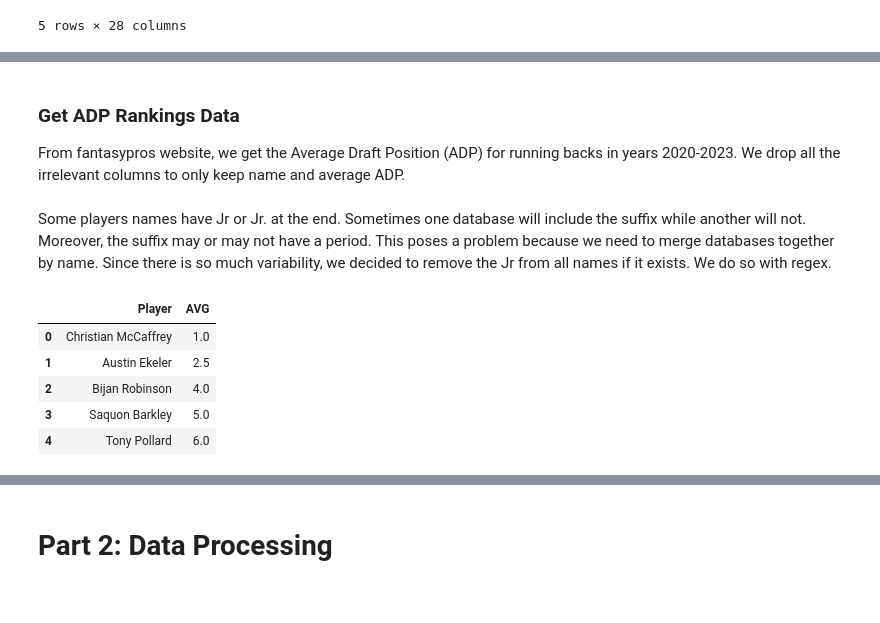
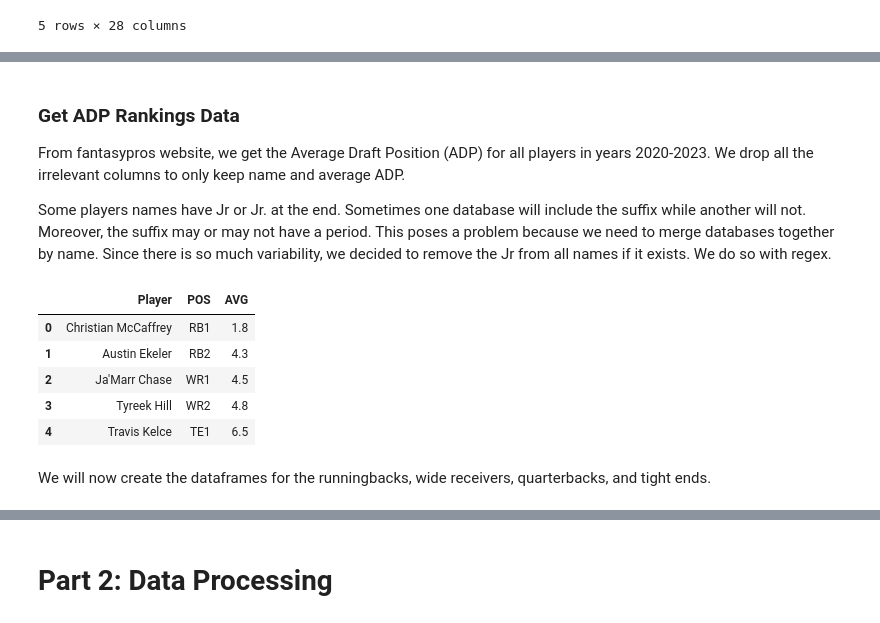
Before and after one commit to fdeegbe/FantasyFootballAnalysis, a Jupyter notebook: FantasyFootballAnalysis.ipynb, the cells around one changed output, grey strips where cells are left out. Drawn from its saved outputs; the diff is of its cells as text; code cells hidden in the pictures.

```diff
--- a/FantasyFootballAnalysis.ipynb
+++ b/FantasyFootballAnalysis.ipynb
@@ -104,7 +105,7 @@ for year in years:
     rb_df = pd.read_csv(rb_url)
     rb_df = rb_df.head(50)
     # remove jr
-    rb_df['PlayerName'] = rb_df['PlayerName'].str.replace(r'\s+Jr\.?$', '', regex=True)
+    rb_df['PlayerName'] = rb_df['PlayerName'].str.replace(r'\s+(Jr|Sr)\.?$', '', regex=True)
     rb_dfs.append(rb_df)
 
 rb_dfs[-1].head()
@@ -118,0 +141,13 @@ rb_dfs[-1].head()
+# %%
+years = ["2020", "2021", "2022", "2023"]
+# array of dataframes containing QB data for years 2020-2023
+wr_dfs = []
+for year in years:
+    wr_url = "https://raw.githubusercontent.com/hvpkod/NFL-Data/main/NFL-data-Players/"+ year +"/WR_season.csv"
+    wr_df = pd.read_csv(wr_url)
+    wr_df = wr_df.head(50)
+    # remove jr
+    wr_df['PlayerName'] = wr_df['PlayerName'].str.replace(r'\s+(Jr|Sr)\.?$', '', regex=True)
+    wr_dfs.append(wr_df)
+
+wr_dfs[-1].head()
@@ -118,0 +162,13 @@ rb_dfs[-1].head()
+# %%
+years = ["2020", "2021", "2022", "2023"]
+# array of dataframes containing QB data for years 2020-2023
+te_dfs = []
+for year in years:
+    te_url = "https://raw.githubusercontent.com/hvpkod/NFL-Data/main/NFL-data-Players/"+ year +"/TE_season.csv"
+    te_df = pd.read_csv(te_url)
+    te_df = te_df.head(32)
+    # remove jr
+    te_df['PlayerName'] = te_df['PlayerName'].str.replace(r'\s+(Jr|Sr)\.?$', '', regex=True)
+    te_dfs.append(te_df)
+
+te_dfs[-1].head()
@@ -119,28 +183,33 @@ rb_dfs[-1].head()
 # %% [markdown]
 ### Get ADP Rankings Data
-From fantasypros website, we get the Average Draft Position (ADP) for running backs in years 2020-2023.
+From fantasypros website, we get the Average Draft Position (ADP) for all players in years 2020-2023.
 We drop all the irrelevant columns to only keep name and average ADP.
+
+Some players names have Jr or Jr. at the end. Sometimes one database will include the suffix while another will not. Moreover, the suffix may or may not have a period. This poses a problem because we need to merge databases together by name. Since there is so much variability, we decided to remove the Jr from all names if it exists. We do so with regex.
-# %% [markdown]
-Some players names have Jr or Jr. at the end. Sometimes one database will include the suffix while another will not. Moreover, the suffix may or may not have a period. This poses a problem because we need to merge databases together by name. Since there is so much variability, we decided to remove the Jr from all names if it exists. We do so with regex.
 # %%
-# array of dataframes containing RB ADP data for years 2020-2023
-adp_rb_dfs = []
+# array of dataframes containing Overall ADP data for years 2020-2023
+adp_overall_dfs = []
 
 # we only need the AVG ADP column, so we can drop all others
-columns_to_drop = ['RB', 'Overall', 'Team', 'Bye', 'ESPN', 'Sleeper', 'NFL', 'RTSports', 'FFC']
+columns_to_drop = ['Rank', 'Team', 'Bye', 'ESPN', 'Sleeper', 'NFL', 'RTSports', 'FFC']
 
 for year in years:
-    path = "./Data/FantasyPros_" + year + "_RB_ADP_Rankings.csv"
+    path = "./Data/FantasyPros_" + year + "_Overall_ADP_Rankings.csv"
     df = pd.read_csv(path)
     df.drop(columns=columns_to_drop, axis=1, inplace=True)
-    df['Player'] = df['Player'].str.replace(r'\s+Jr\.?$', '', regex=True)
-    adp_rb_dfs.append(df)
+    df['Player'] = df['Player'].str.replace(r'\s+(Jr|Sr)\.?$', '', regex=True)
+    adp_overall_dfs.append(df)
 
-adp_rb_dfs[-1].head()
+    # Fill N/A values with an empty string
+    df['POS'] = df['POS'].fillna('')
+
+adp_overall_dfs[-1].head()
 # %% [output]
-|  | Player | AVG |
-| 0 | Christian McCaffrey | 1.0 |
-| 1 | Austin Ekeler | 2.5 |
-| 2 | Bijan Robinson | 4.0 |
-| 3 | Saquon Barkley | 5.0 |
-| 4 | Tony Pollard | 6.0 |
+|  | Player | POS | AVG |
+| 0 | Christian McCaffrey | RB1 | 1.8 |
+| 1 | Austin Ekeler | RB2 | 4.3 |
+| 2 | Ja'Marr Chase | WR1 | 4.5 |
+| 3 | Tyreek Hill | WR2 | 4.8 |
+| 4 | Travis Kelce | TE1 | 6.5 |
+# %% [markdown]
+We will now create the dataframes for the runningbacks, wide receivers, quarterbacks, and tight ends.
```
Also changed, not shown: parts of 14 cells of this notebook, 4 other files.
